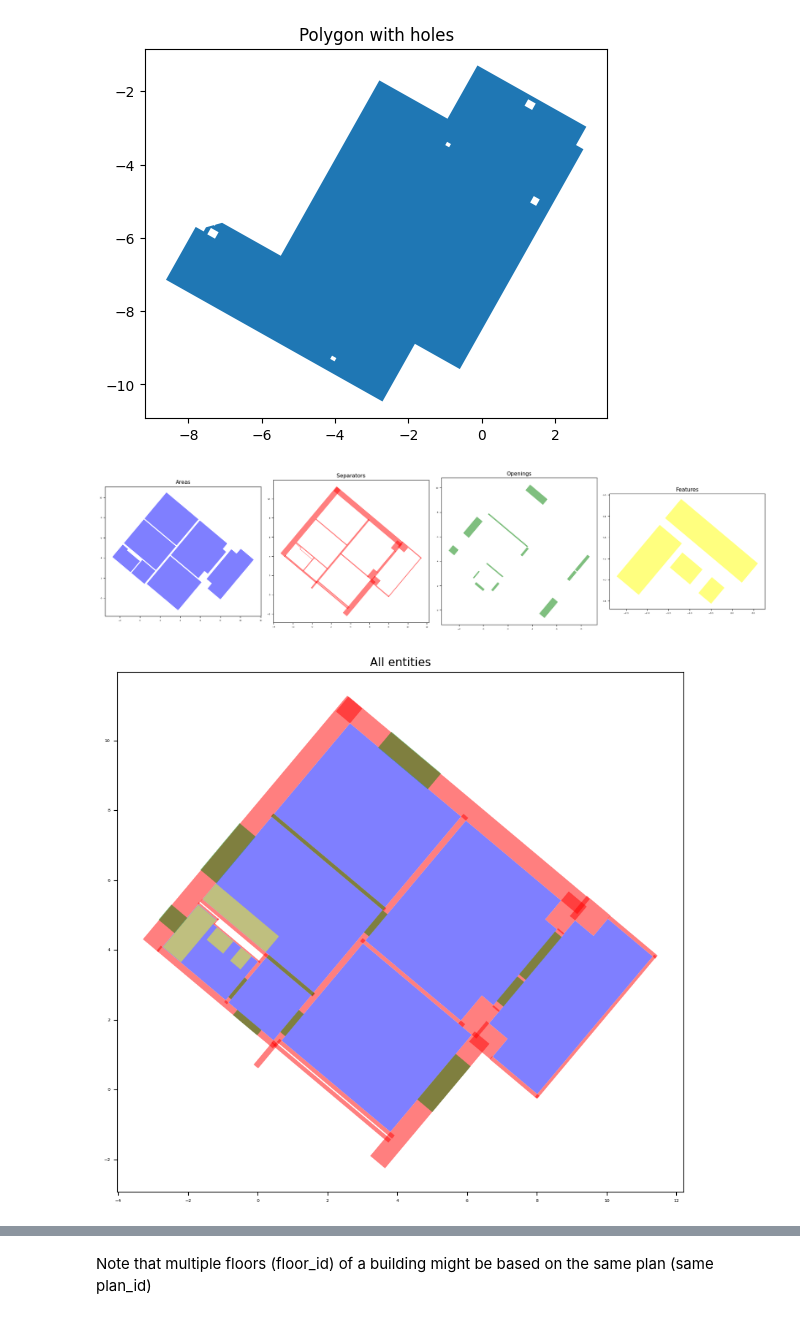
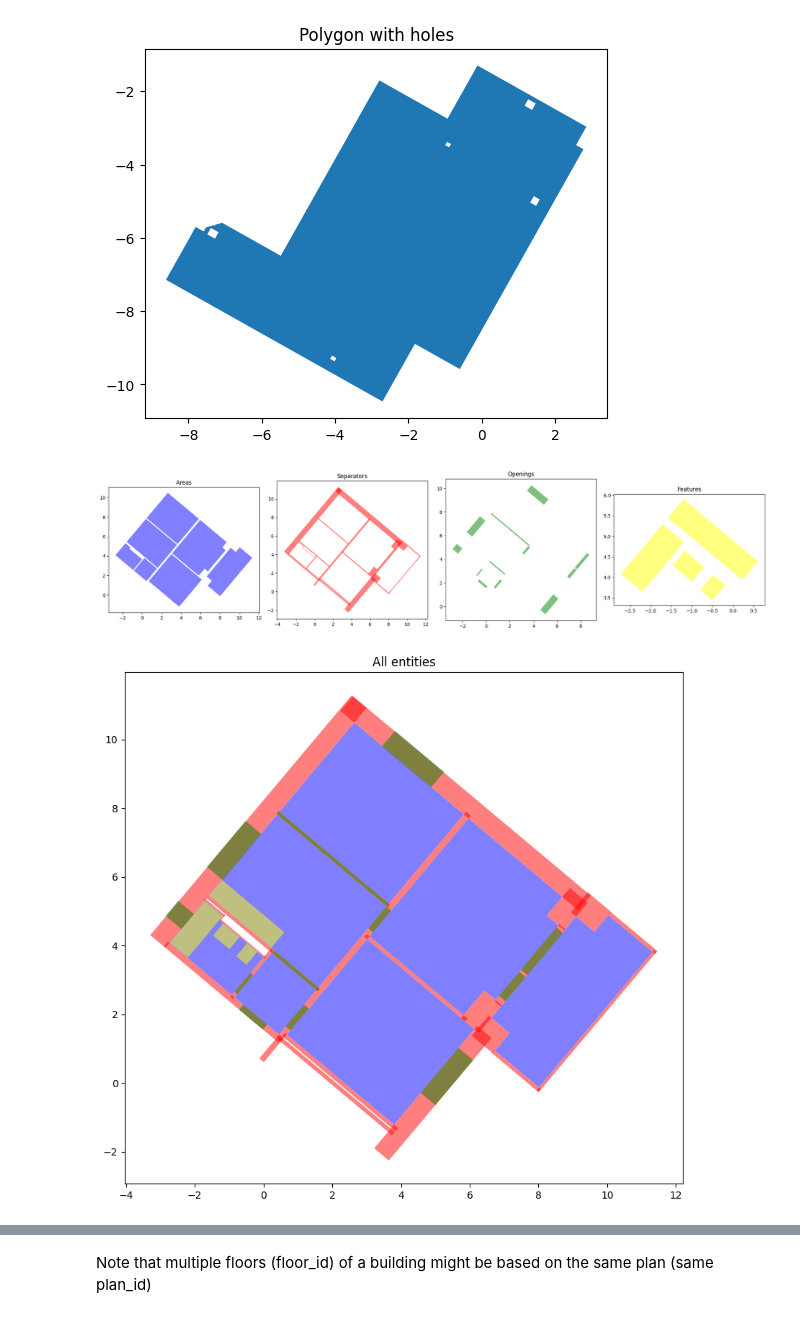
Before and after one commit to snt-arg/msd, a Jupyter notebook: NB - Data Curation 0 - Dataset Exploration.ipynb, the cells around one changed output, grey strips where cells are left out. Cells and saved outputs as stored; diff of their text form; code cells hidden in the pictures.

```diff
--- a/NB - Data Curation 0 - Dataset Exploration.ipynb
+++ b/NB - Data Curation 0 - Dataset Exploration.ipynb
@@ -10,6 +10,7 @@ from shapely import wkt, Polygon, MultiPolygon, box
 # Load SD `geometries.csv` as geodataframe
 gdf = gpd.GeoDataFrame(pd.read_csv('swiss-dwellings-v3.0.0/geometries.csv'))
 gdf['geometry'] = gdf['geometry'].apply(wkt.loads)
+gdf = gdf.set_geometry('geometry')
 # %% [markdown]
 # Explore data
 # %% [markdown]
@@ -262,40 +263,41 @@ apartment_id = "3c3b1d6ca8b4b9092480b8c75f9eaa81"
 
 #select all entities for the apartment_id
 building = gdf[gdf['apartment_id'] == apartment_id]
+building = building.set_geometry('geometry')
 
 #subplot all areas , separator , openings , features
 fig, ax = plt.subplots(1, 4, figsize=(20, 5))
 
 building[building['entity_type'] == 'area'].plot(ax=ax[0], color='blue', alpha=0.5)
 building[building['entity_type'] == 'separator'].plot(ax=ax[1], color='red', alpha=0.5)
 building[building['entity_type'] == 'opening'].plot(ax=ax[2], color='green', alpha=0.5)
 building[building['entity_type'] == 'feature'].plot(ax=ax[3], color='yellow', alpha=0.5)
 
 #insert title
 ax[0].set_title("Areas")
 ax[1].set_title("Separators")
 ax[2].set_title("Openings")
 ax[3].set_title("Features")
 
 plt.tight_layout()
 plt.show()
 
 # plot all together with different colors
 fig, ax = plt.subplots(1, 1, figsize=(10, 10))
 
 sep_colors = ['blue', 'red', 'green', 'yellow']
 sep_names = ['Area', 'Separator', 'Opening', 'Feature']
 
 building[building['entity_type'] == 'area'].plot(ax=ax, color='blue', alpha=0.5)
 building[building['entity_type'] == 'separator'].plot(ax=ax, color='red', alpha=0.5)
 building[building['entity_type'] == 'opening'].plot(ax=ax, color='green', alpha=0.5)
 building[building['entity_type'] == 'feature'].plot(ax=ax, color='yellow', alpha=0.5)
 
 plt.title("All entities")
 plt.show()
 # %% [output]
-[figure, old version]
+[figure, new version]
-[figure, old version]
+[figure, new version]
 # %%
 record = 0
 
```
Also changed, not shown: parts of 5 cells of this notebook, 1 other file.
